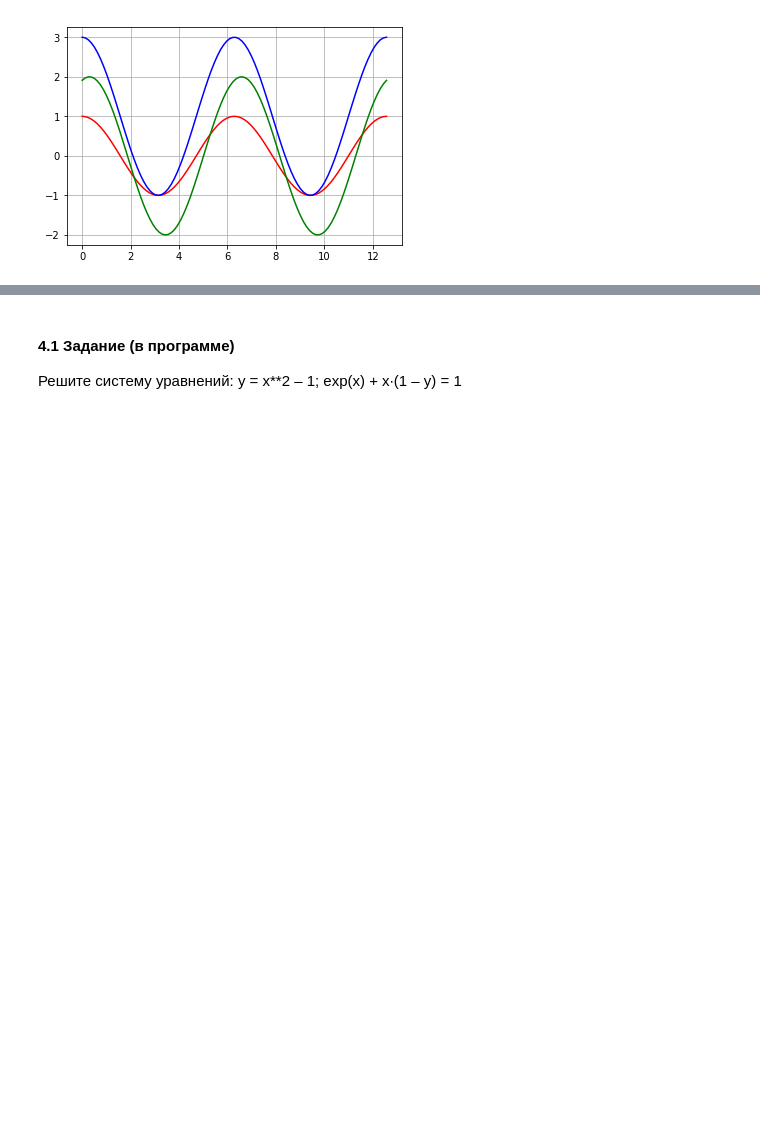
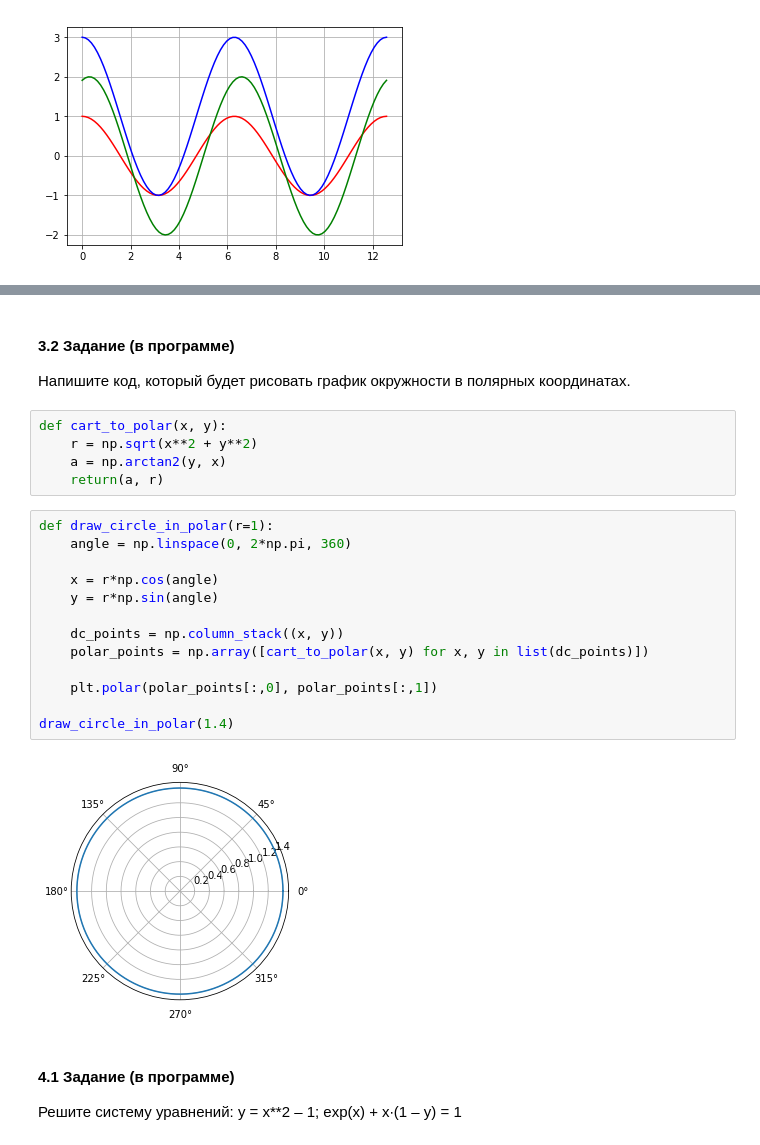
Before and after one commit to fogugy/gb_math, a Jupyter notebook: hw3/ДЗ №3.ipynb, the cells around one changed output, grey strips where cells are left out. Saved outputs shown, nothing was run; the diff lists cells and outputs as text; blank space fills up the shorter version.

```diff
--- a/hw3/ДЗ №3.ipynb
+++ b/hw3/ДЗ №3.ipynb
@@ -22,3 +35,26 @@ plt.grid(True)
+# %% [markdown]
+#### 3.2 Задание (в программе)
+Напишите код, который будет рисовать график окружности в полярных координатах.
+# %%
+def cart_to_polar(x, y):
+    r = np.sqrt(x**2 + y**2)
+    a = np.arctan2(y, x)
+    return(a, r)
+# %%
+def draw_circle_in_polar(r=1):
+    angle = np.linspace(0, 2*np.pi, 360)
+
+    x = r*np.cos(angle)
+    y = r*np.sin(angle)
+
+    dc_points = np.column_stack((x, y))
+    polar_points = np.array([cart_to_polar(x, y) for x, y in list(dc_points)])
+
+    plt.polar(polar_points[:,0], polar_points[:,1])
+
+draw_circle_in_polar(1.4)
+# %% [output]
+[figure, added]
 # %% [markdown]
 #### 4.1 Задание (в программе)
 Решите систему уравнений:
```
Also changed, not shown: parts of 2 cells of this notebook.
